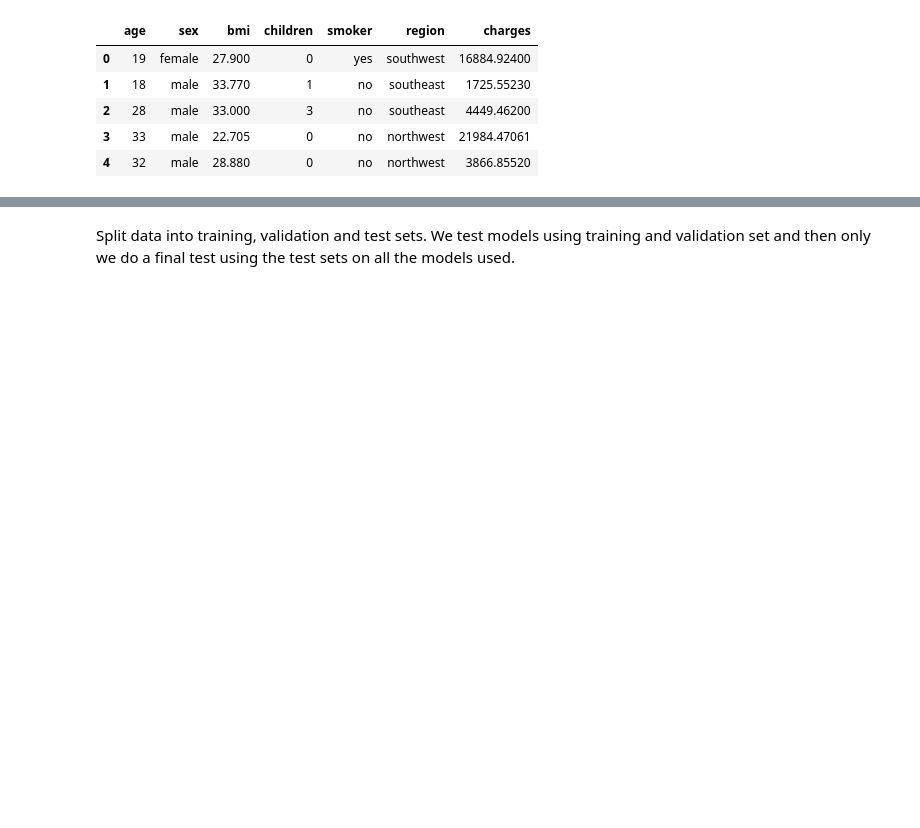
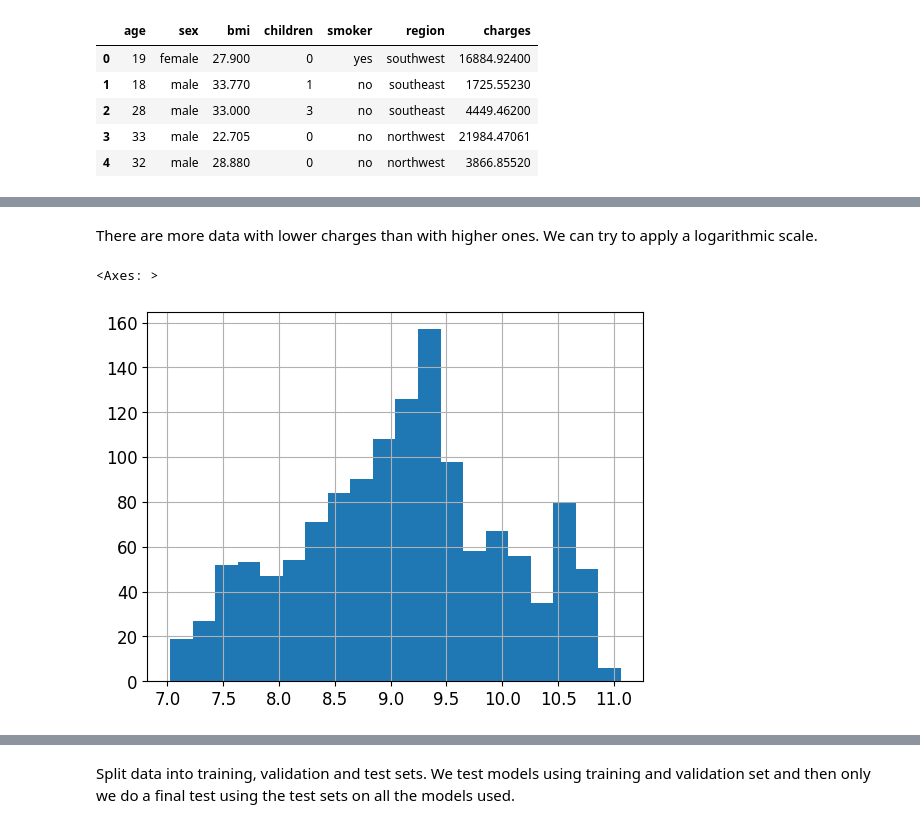
Before and after one commit to Ahsanfyfy/Project-Group-3, a Jupyter notebook: preprocessing.ipynb, the cells around one changed output, grey strips where cells are left out. Drawn from its saved outputs; the diff is of its cells as text; code cells hidden in the pictures; blank space fills up the shorter version.

```diff
--- a/preprocessing.ipynb
+++ b/preprocessing.ipynb
@@ -14,0 +93,8 @@ df.head(5)
+# %% [markdown]
+There are more data with lower charges than with higher ones. We can try to apply a logarithmic scale.
+# %%
+df["log_charges"] = np.log(df["charges"])
+df["log_charges"].hist(bins=20)
+# %% [output]
+<Axes: >
+[figure, added]
```
Also changed, not shown: parts of 20 cells of this notebook, 1 other file.
